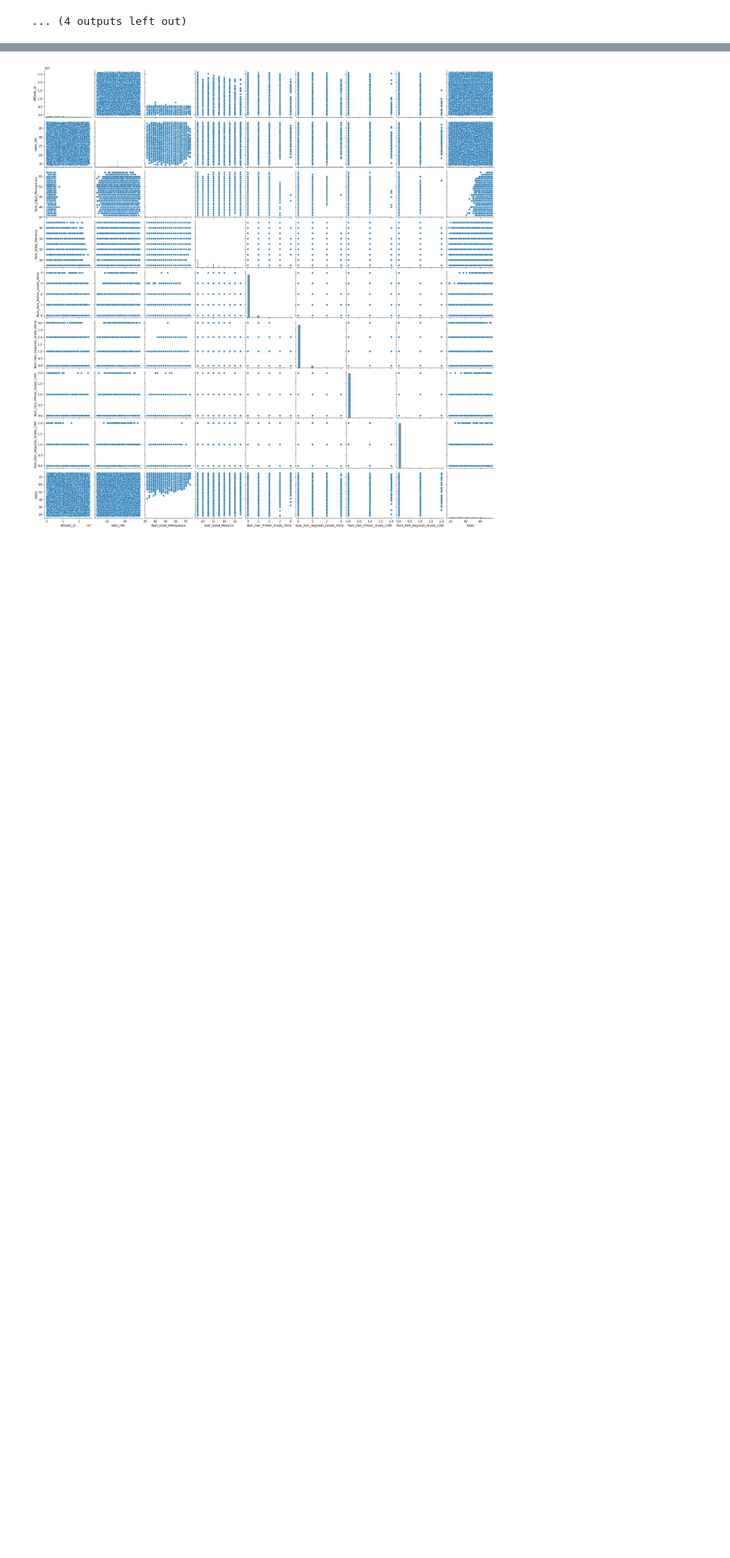
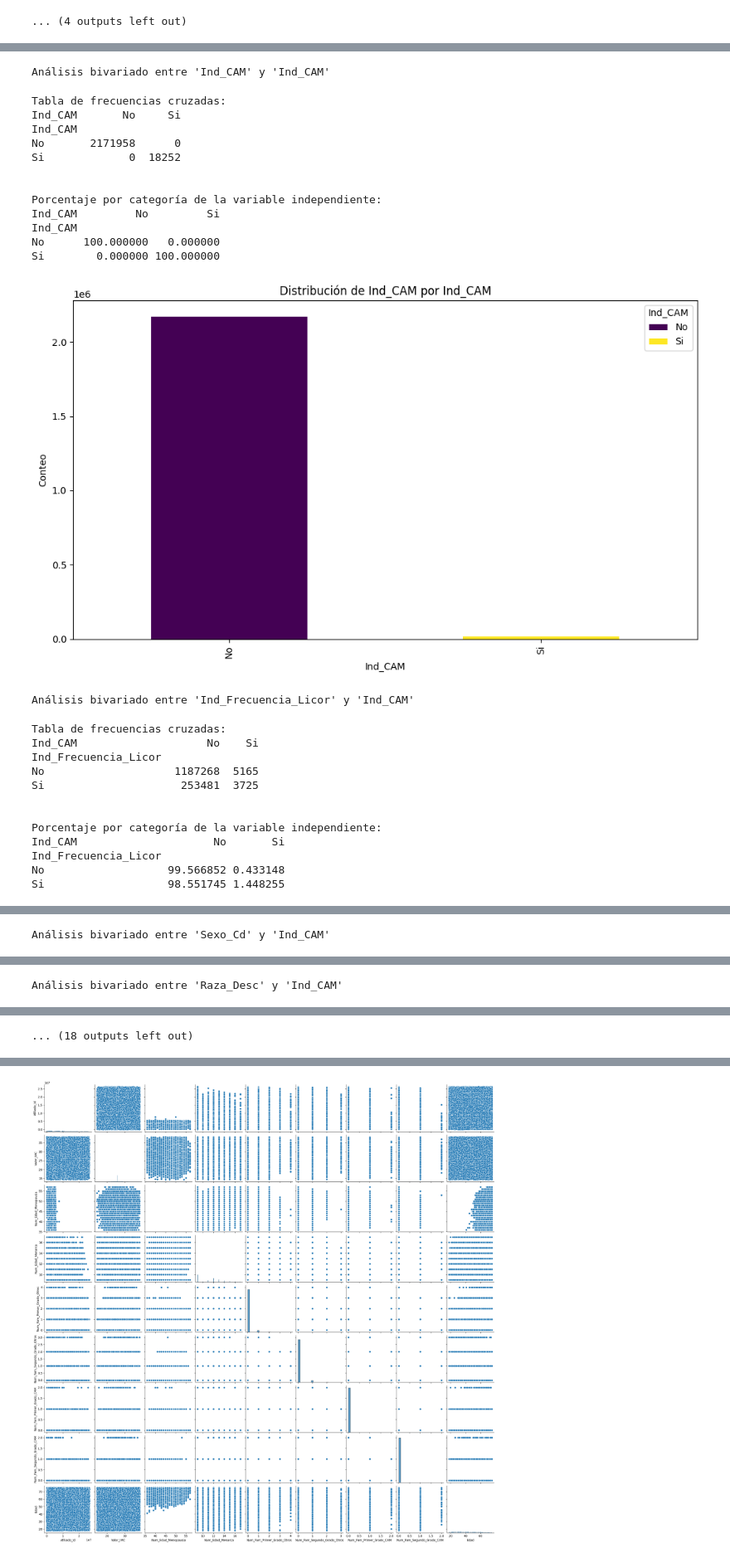
Before and after one commit to jherronr/Modelo_CA_Mama, a Jupyter notebook: Modelo_CA_Mama.ipynb, the cells around one changed output, grey strips where cells are left out. Shown at 83% size. Drawn from its saved outputs; the diff is of its cells as text; code cells hidden in the pictures; blank space fills up the shorter version.

```diff
--- a/Modelo_CA_Mama.ipynb
+++ b/Modelo_CA_Mama.ipynb
@@ -781,0 +908,31 @@ Número de outliers en Valor_IMC: 55914
+# %%
+for var in cat_vars:
+    analisis_bivariado_cat(data_raw, var)
+# %% [output]
+Análisis bivariado entre 'Ind_CAM' y 'Ind_CAM'
+Tabla de frecuencias cruzadas:
+Ind_CAM       No     Si
+Ind_CAM
+No       2171958      0
+Si             0  18252
+
+
+Porcentaje por categoría de la variable independiente:
+Ind_CAM         No         Si
+Ind_CAM
+No      100.000000   0.000000
+Si        0.000000 100.000000
+[figure, added]
+Análisis bivariado entre 'Ind_Frecuencia_Licor' y 'Ind_CAM'
+Tabla de frecuencias cruzadas:
+Ind_CAM                    No    Si
+Ind_Frecuencia_Licor
+No                    1187268  5165
+Si                     253481  3725
+
+
+Porcentaje por categoría de la variable independiente:
+Ind_CAM                     No       Si
+Ind_Frecuencia_Licor
+No                   99.566852 0.433148
+Si                   98.551745 1.448255
@@ -781,0 +940 @@ Número de outliers en Valor_IMC: 55914
+Análisis bivariado entre 'Sexo_Cd' y 'Ind_CAM'
@@ -781,0 +952 @@ Número de outliers en Valor_IMC: 55914
+Análisis bivariado entre 'Raza_Desc' y 'Ind_CAM'
@@ -781,0 +974 @@ Número de outliers en Valor_IMC: 55914
+... (18 outputs left out)
```
Also changed, not shown: parts of 71 cells of this notebook, 1 other file.
